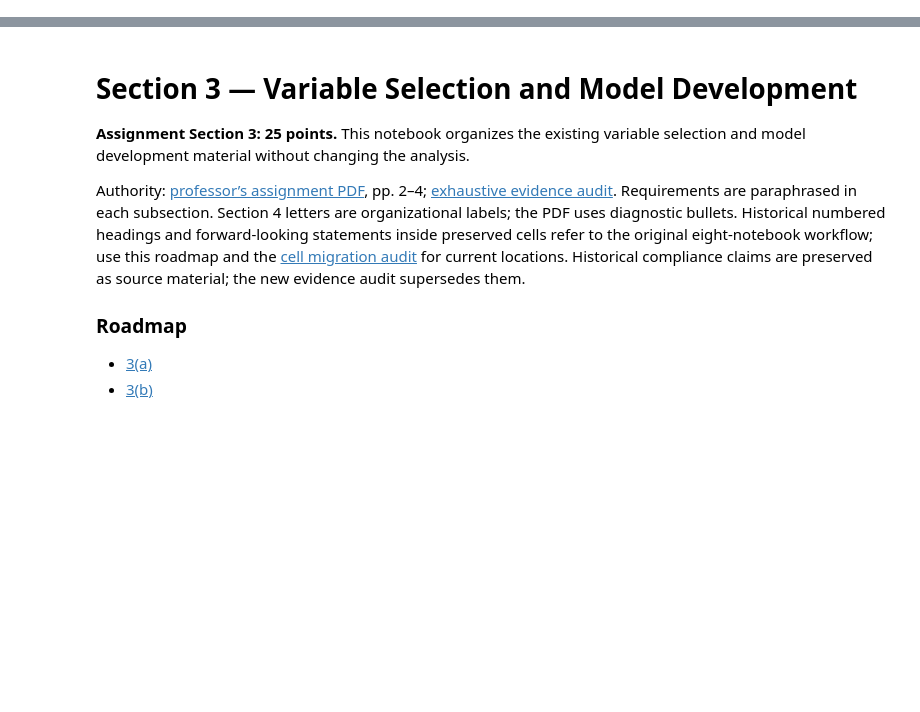
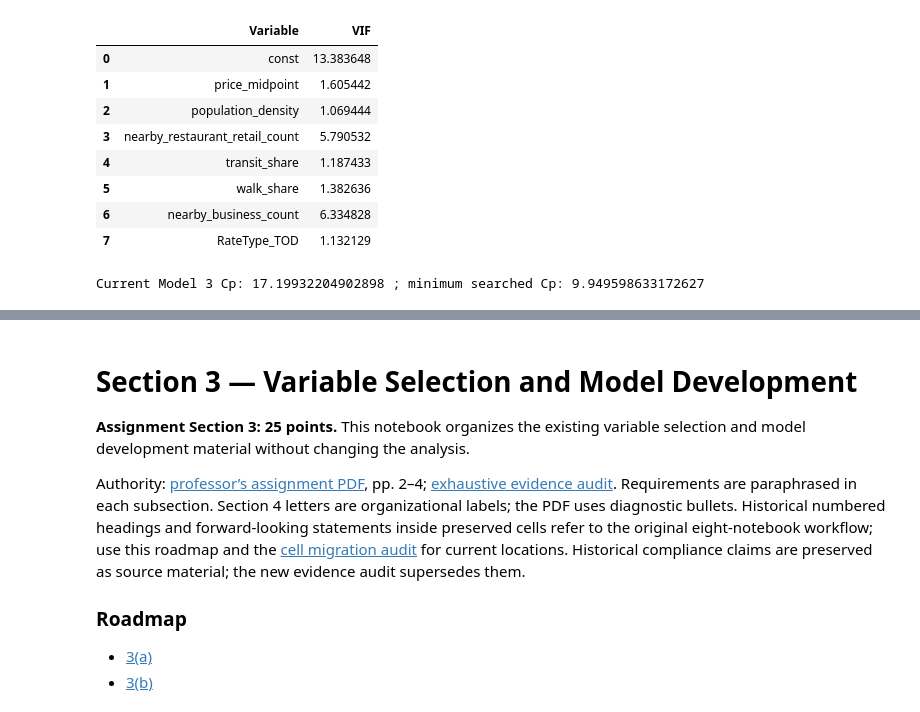
Before and after one commit to finnrcase/Spotless, a Jupyter notebook: notebooks/03_variable_selection_models.ipynb, the cells around one changed output, grey strips where cells are left out. Cells and saved outputs as stored; diff of their text form; code cells hidden in the pictures; blank space fills up the shorter version.

```diff
--- a/notebooks/03_variable_selection_models.ipynb
+++ b/notebooks/03_variable_selection_models.ipynb
@@ -0,0 +275,14 @@
+# %%
+
+from statsmodels.stats.outliers_influence import variance_inflation_factor
+
+X_vif = sm.add_constant(X)
+
+vif = pd.DataFrame()
+vif["Variable"] = X_vif.columns
+vif["VIF"] = [
+    variance_inflation_factor(X_vif.values, i)
+    for i in range(X_vif.shape[1])
+]
+
+vif.round(2)
@@ -0,0 +459,18 @@
+# %%
+from statsmodels.stats.outliers_influence import variance_inflation_factor
+current_vif = pd.DataFrame({"Variable":X3.columns,
+ "VIF":[variance_inflation_factor(X3.values,i) for i in range(X3.shape[1])]})
+display(current_vif)
+current_cp = np.sum(model3.resid**2)/full_model.mse_resid - (len(y)-2*len(model3.params))
+print("Current Model 3 Cp:",current_cp, "; minimum searched Cp:",cp_results["Cp"].min())
+# %% [output]
+|  | Variable | VIF |
+| 0 | const | 13.383648 |
+| 1 | price_midpoint | 1.605442 |
+| 2 | population_density | 1.069444 |
+| 3 | nearby_restaurant_retail_count | 5.790532 |
+| 4 | transit_share | 1.187433 |
+| 5 | walk_share | 1.382636 |
+| 6 | nearby_business_count | 6.334828 |
+| 7 | RateType_TOD | 1.132129 |
+Current Model 3 Cp: 17.19932204902898 ; minimum searched Cp: 9.949598633172627
```
Also changed, not shown: parts of 34 cells of this notebook, 29 other files.
